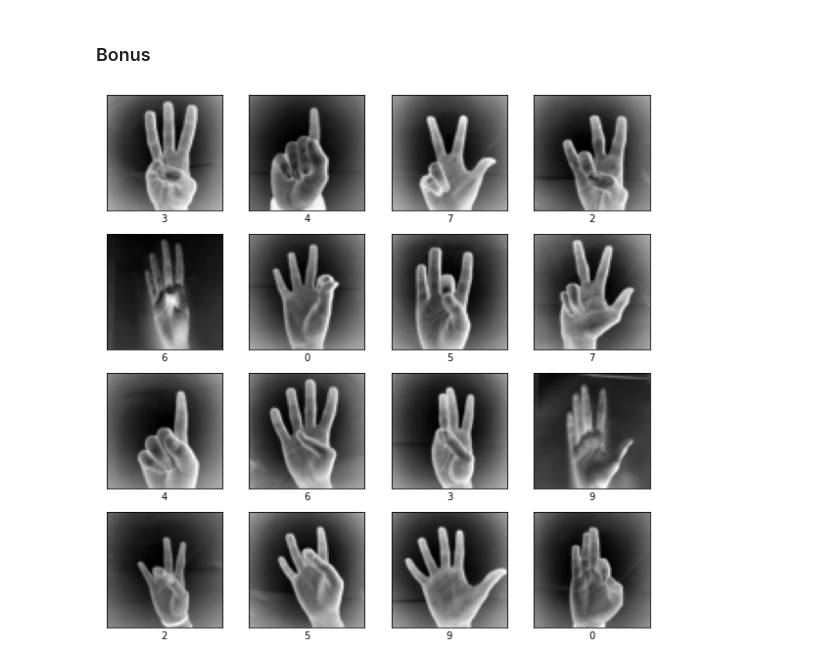
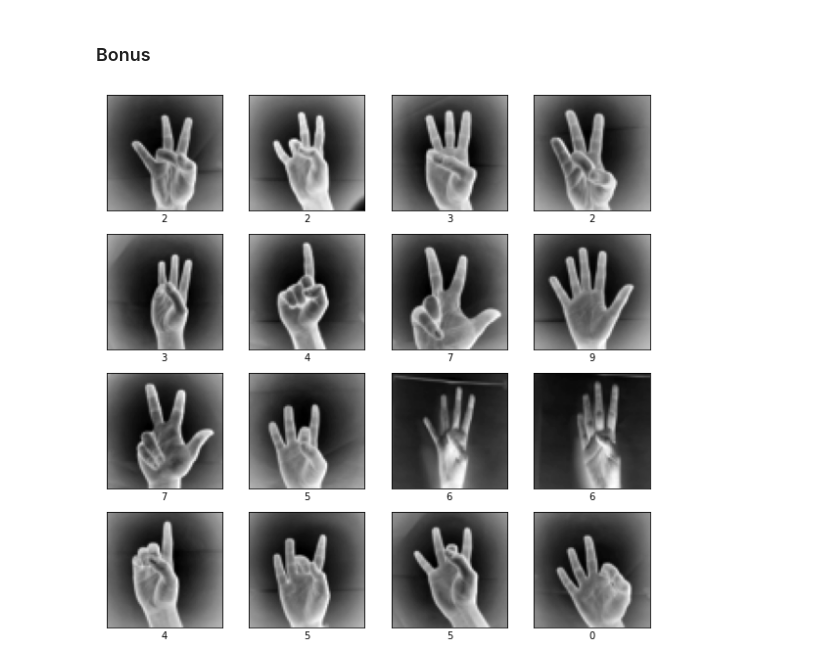
Before and after one commit to kanishk779/SMAI-2, a Jupyter notebook: question2.ipynb, the cells around one changed output. Drawn from its saved outputs; the diff is of its cells as text; code cells hidden in the pictures.

```diff
--- a/question2.ipynb
+++ b/question2.ipynb
@@ -226,15 +226,17 @@ f1 score : 0.8118301573795765
 # %%
 x_l = x_l.reshape(2062, 64, 64)
 class_names = ['0', '1', '2', '3', '4', '5', '6', '7', '8', '9']
-x_train, x_test, y_train, y_test = train_test_split(x_l, y_l, test_size=0.30, shuffle=True)
+x_train, x_test, y_train, y_test = train_test_split(x_l, y_l, test_size=0.10, shuffle=True)
+
+
 plt.figure(figsize=(10,10))
 for i in range(16):
     plt.subplot(4,4,i+1)
     plt.xticks([])
     plt.yticks([])
     plt.grid(False)
-    plt.imshow(x_train[i], cmap=plt.cm.binary)
-    plt.xlabel(class_names[np.argmax(y_train[i])]) # this is done to get the index where one is present
+    plt.imshow(x_test[i], cmap=plt.cm.binary)
+    plt.xlabel(class_names[np.argmax(y_test[i])]) # this is done to get the index where one is present
 plt.show()
 # %% [output]
-[figure, old version]
+[figure, new version]
```
Also changed, not shown: 1 other file.
